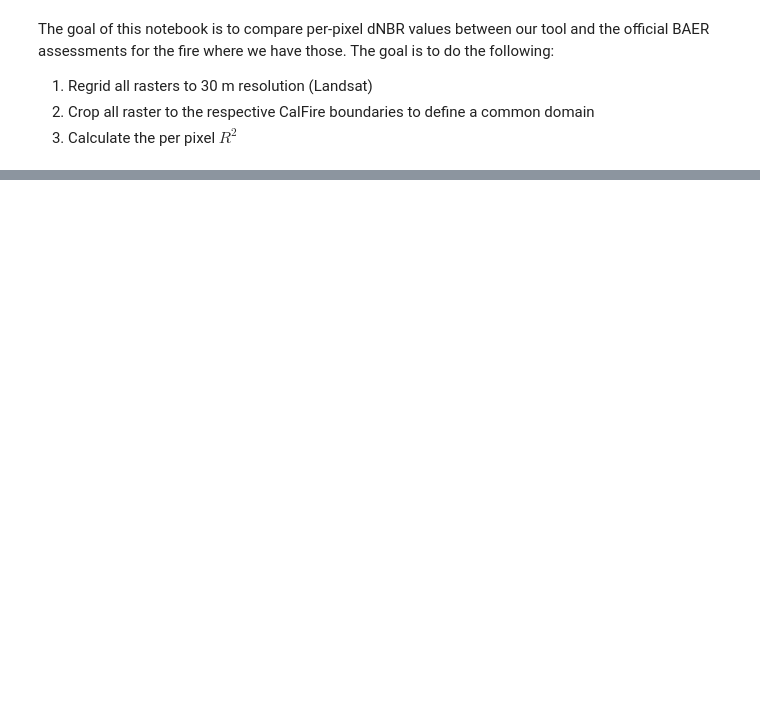
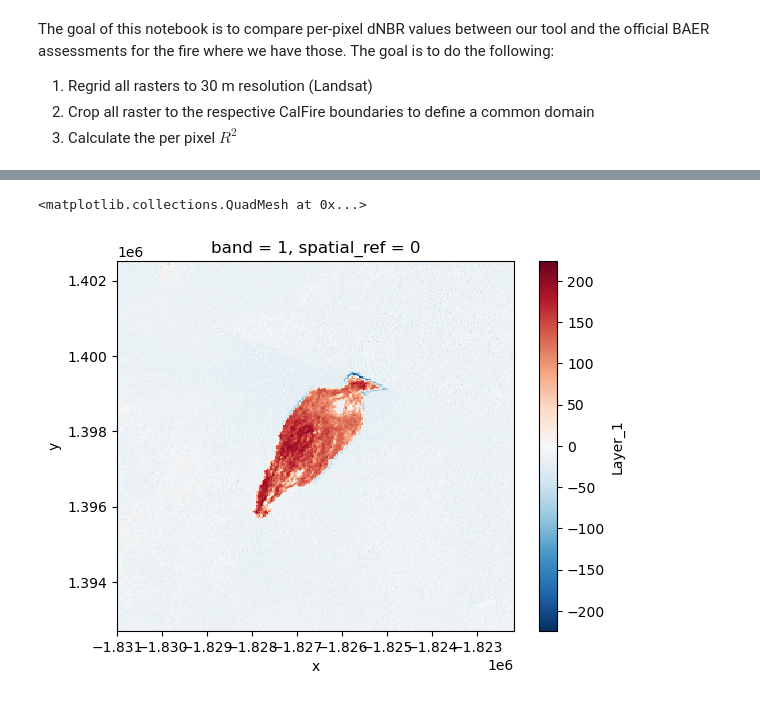
Before and after one commit to SchmidtDSE/fire-recovery-validation, a Jupyter notebook: dNBR_comparison.ipynb, the cells around one changed output, grey strips where cells are left out. Saved outputs shown, nothing was run; the diff lists cells and outputs as text; code cells hidden in the pictures; blank space fills up the shorter version.

```diff
--- a/dNBR_comparison.ipynb
+++ b/dNBR_comparison.ipynb
@@ -43,0 +63,6 @@ resampled = rxr.open_rasterio("baer/organized/GEOLOGY_2023-06-10/ca3389711605420
+# %%
+baer = rxr.open_rasterio("baer/organized/GEOLOGY_2023-06-10/ca3389711605420230610_20230603_20230619_dnbr.tif")
+baer.plot()
+# %% [output]
+<matplotlib.collections.QuadMesh at 0x...>
+[figure, added]
```
Also changed, not shown: parts of 4 cells of this notebook, 2 other files.
